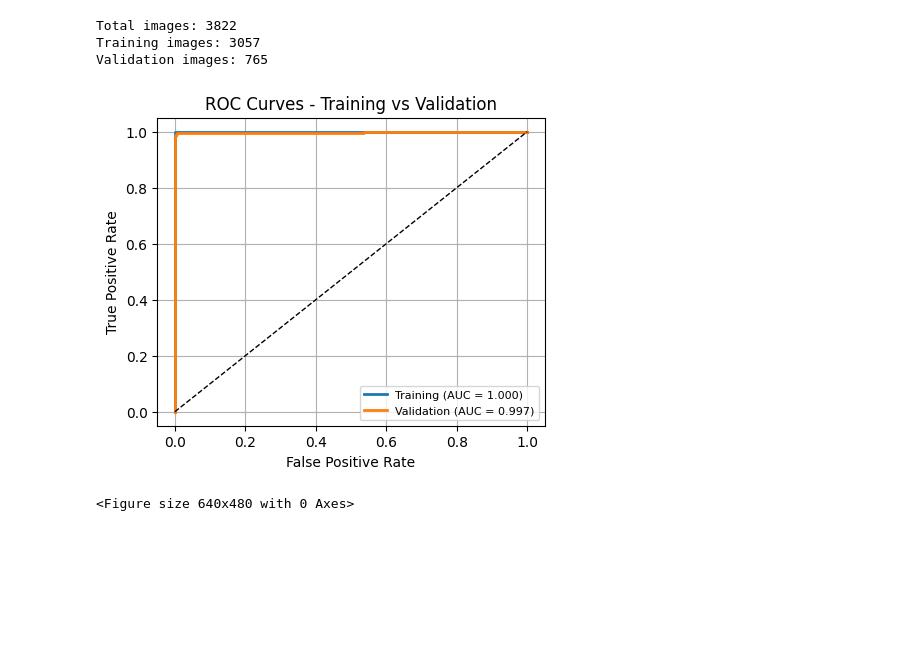
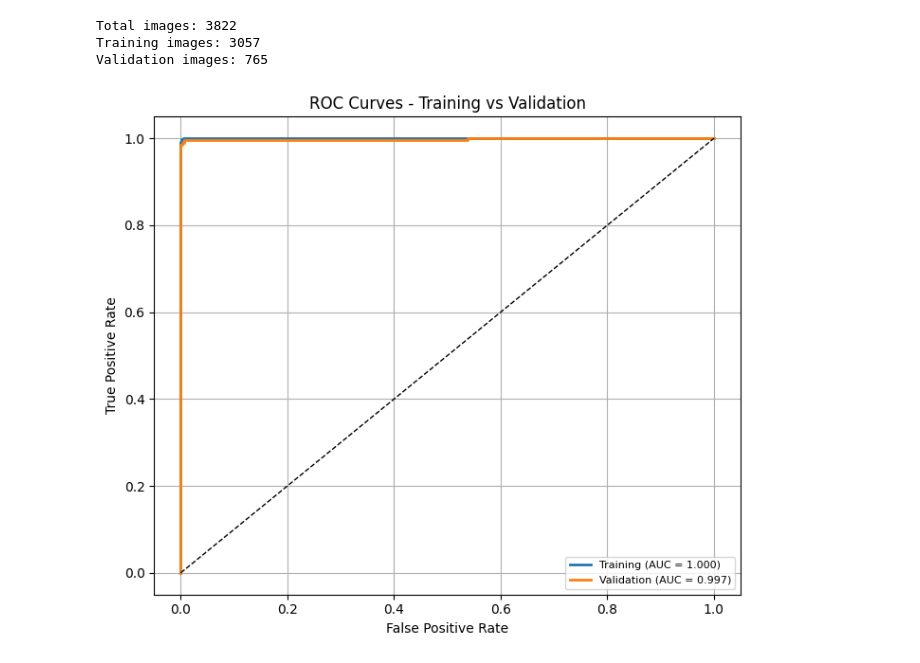
Before and after one commit to asheta66/CNN, a Jupyter notebook: Bridge_Cracks/Bridge_Cracks_EfficientNetB0_Model.ipynb, the cells around one changed output. Drawn from its saved outputs; the diff is of its cells as text; code cells hidden in the pictures; blank space fills up the shorter version.

```diff
--- a/Bridge_Cracks/Bridge_Cracks_EfficientNetB0_Model.ipynb
+++ b/Bridge_Cracks/Bridge_Cracks_EfficientNetB0_Model.ipynb
@@ -366,71 +366,51 @@ Total images: 3822
 Training images: 3057
 Validation images: 765
 # %%
-# ----------------------------
-# ROC Curves for Training and Validation (Combined)
-# ----------------------------
-from sklearn.metrics import roc_curve, auc
-from sklearn.preprocessing import label_binarize
-import matplotlib.pyplot as plt
-import numpy as np
-
-def get_probabilities_and_labels(dataset, model):
-    """Extract true labels and predicted probabilities from dataset."""
-    y_true, y_probs = [], []
-    for images, labels in dataset:
-        preds = model.predict(images, verbose=0)
-        y_true.extend(labels.numpy())
-        y_probs.extend(preds)
-    return np.array(y_true), np.array(y_probs)
-
-
 def plot_combined_roc(train_ds, val_ds, model, num_classes):
     """Plot ROC curves for training and validation datasets together."""
-    # ---- Get probabilities and true labels ----
+    import matplotlib.pyplot as plt
+    from sklearn.metrics import roc_curve, auc
+    from sklearn.preprocessing import label_binarize
+    import numpy as np
+
     y_true_train, y_probs_train = get_probabilities_and_labels(train_ds, model)
     y_true_val, y_probs_val = get_probabilities_and_labels(val_ds, model)
 
-    plt.figure(figsize=(5, 4))
+    fig, ax = plt.subplots(figsize=(7,6))
 
     if num_classes == 2:
-        # Binary classification
         fpr_train, tpr_train, _ = roc_curve(y_true_train, y_probs_train[:, 1])
         fpr_val, tpr_val, _ = roc_curve(y_true_val, y_probs_val[:, 1])
         auc_train = auc(fpr_train, tpr_train)
         auc_val = auc(fpr_val, tpr_val)
 
-        plt.plot(fpr_train, tpr_train, lw=2, label=f"Training (AUC = {auc_train:.3f})")
-        plt.plot(fpr_val, tpr_val, lw=2, label=f"Validation (AUC = {auc_val:.3f})")
+        ax.plot(fpr_train, tpr_train, lw=2, label=f"Training (AUC = {auc_train:.3f})")
+        ax.plot(fpr_val, tpr_val, lw=2, label=f"Validation (AUC = {auc_val:.3f})")
 
     else:
-        # Multi-class classification (One-vs-Rest)
         y_true_train_bin = label_binarize(y_true_train, classes=range(num_classes))
         y_true_val_bin = label_binarize(y_true_val, classes=range(num_classes))
-
         for i in range(num_classes):
             fpr_train, tpr_train, _ = roc_curve(y_true_train_bin[:, i], y_probs_train[:, i])
             fpr_val, tpr_val, _ = roc_curve(y_true_val_bin[:, i], y_probs_val[:, i])
             auc_train = auc(fpr_train, tpr_train)
             auc_val = auc(fpr_val, tpr_val)
+            ax.plot(fpr_train, tpr_train, lw=2, label=f"Train Class {i} (AUC={auc_train:.3f})")
+            ax.plot(fpr_val, tpr_val, lw=2, linestyle='--', label=f"Val Class {i} (AUC={auc_val:.3f})")
 
-            plt.plot(fpr_train, tpr_train, lw=2, label=f"Train Class {i} (AUC={auc_train:.3f})")
-            plt.plot(fpr_val, tpr_val, lw=2, linestyle='--', label=f"Val Class {i} (AUC={auc_val:.3f})")
+    ax.plot([0, 1], [0, 1], 'k--', lw=1)
+    ax.set_title("ROC Curves - Training vs Validation")
+    ax.set_xlabel("False Positive Rate")
+    ax.set_ylabel("True Positive Rate")
+    ax.legend(loc="lower right", fontsize=8)
+    ax.grid(True)
 
-    # ---- Final plot formatting ----
-    plt.plot([0, 1], [0, 1], 'k--', lw=1)
-    plt.title("ROC Curves - Training vs Validation")
-    plt.xlabel("False Positive Rate")
-    plt.ylabel("True Positive Rate")
-    plt.legend(loc="lower right", fontsize=8)
-    plt.grid(True)
-    plt.show()
-
-
-# ---- Example usage ----
-plot_combined_roc(train_ds, val_ds, model, num_classes)
-plt.tight_layout()
-plt.savefig("ROC_curves.png")
-plt.show()
+    return fig  # return figure object
-# %% [output]
-[figure, removed]
-<Figure size 640x480 with 0 Axes>
+# %%
+# ---- Example usage ----
+fig = plot_combined_roc(train_ds, val_ds, model, num_classes)
+plt.tight_layout()
+fig.savefig("ROC_curves.png")
+plt.show()
+# %% [output]
+[figure, added]
```
